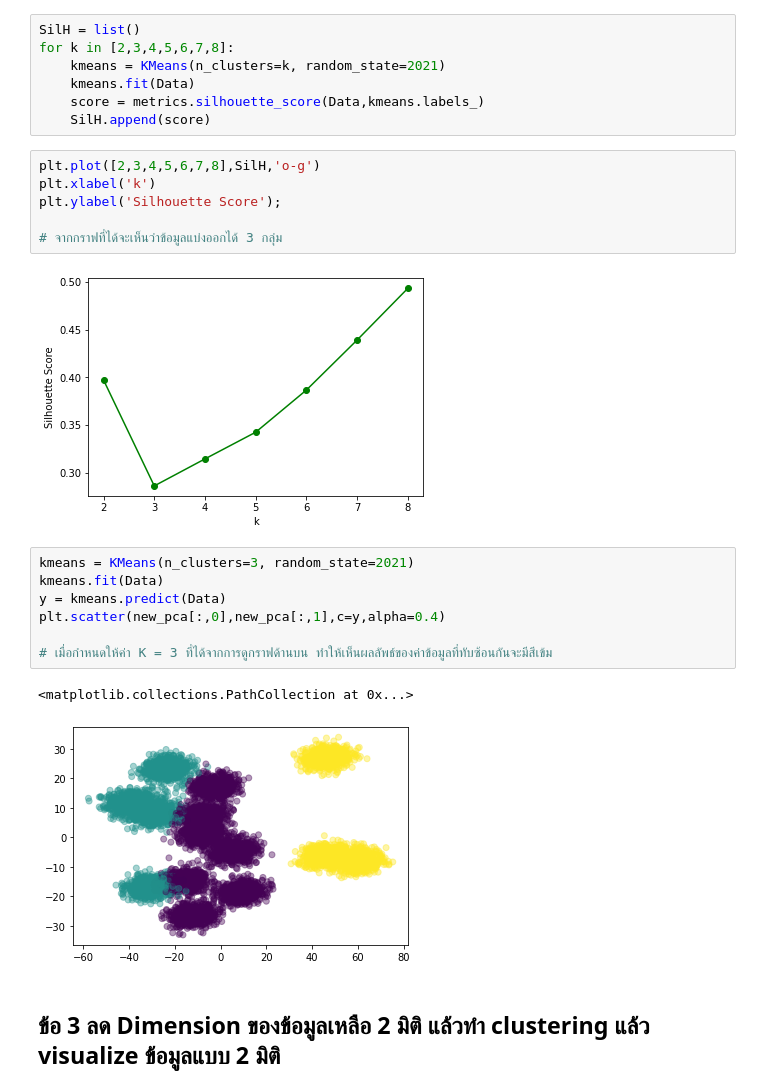
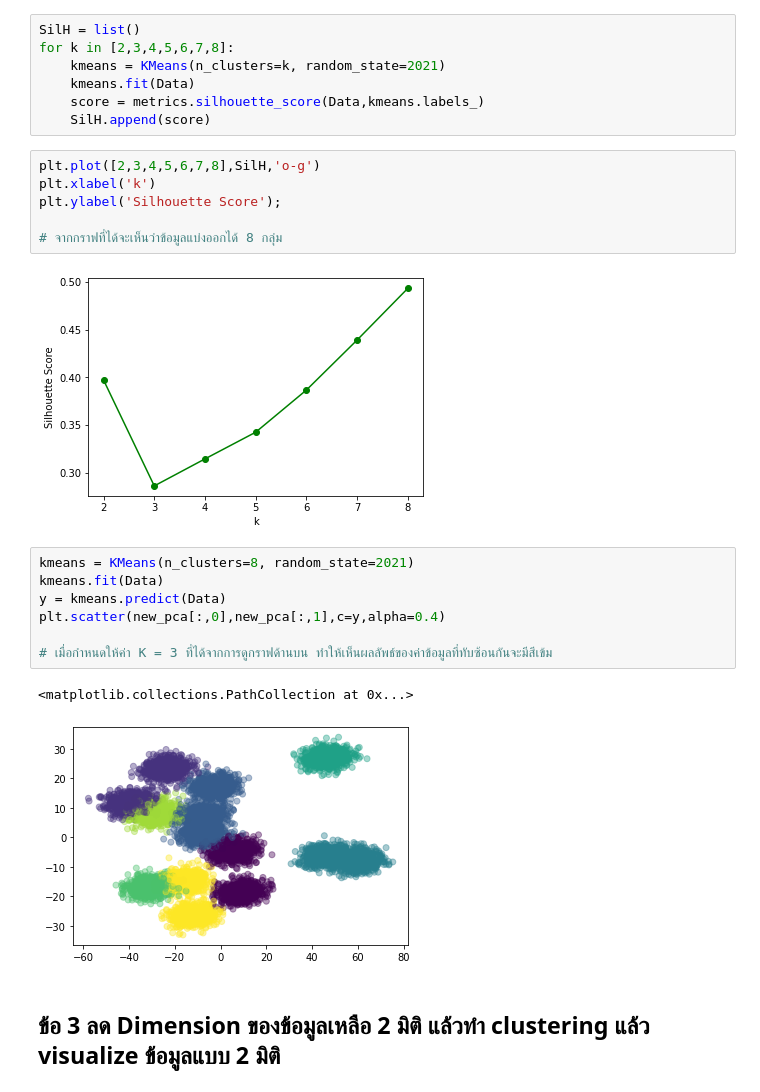
Before and after one commit to Umaporn19/multivariate, a Jupyter notebook: Multivariate_Exam.ipynb, the cells around one changed output. Saved outputs shown, nothing was run; the diff lists cells and outputs as text.

```diff
--- a/Multivariate_Exam.ipynb
+++ b/Multivariate_Exam.ipynb
@@ -218,19 +218,19 @@ plt.plot([2,3,4,5,6,7,8],SilH,'o-g')
 plt.xlabel('k')
 plt.ylabel('Silhouette Score');
 
-# จากกราฟที่ได้จะเห็นว่าข้อมูลแบ่งออกได้ 3 กลุ่ม
+# จากกราฟที่ได้จะเห็นว่าข้อมูลแบ่งออกได้ 8 กลุ่ม
 # %% [output]
 [figure]
 # %%
-kmeans = KMeans(n_clusters=3, random_state=2021)
+kmeans = KMeans(n_clusters=8, random_state=2021)
 kmeans.fit(Data)
 y = kmeans.predict(Data)
 plt.scatter(new_pca[:,0],new_pca[:,1],c=y,alpha=0.4)
 
 # เมื่อกำหนดให้ค่า K = 3 ที่ได้จากการดูกราฟด้านบน ทำให้เห็นผลลัพธ์ของค่าข้อมูลที่ทับซ้อนกันจะมีสีเข้ม
 # %% [output]
 <matplotlib.collections.PathCollection at 0x...>
-[figure, old version]
+[figure, new version]
 # %% [markdown]
 ## ข้อ 3 ลด Dimension ของข้อมูลเหลือ 2 มิติ แล้วทำ clustering แล้ว visualize ข้อมูลแบบ 2 มิติ
 # %% [markdown]
```
Also changed, not shown: parts of 7 cells of this notebook.
